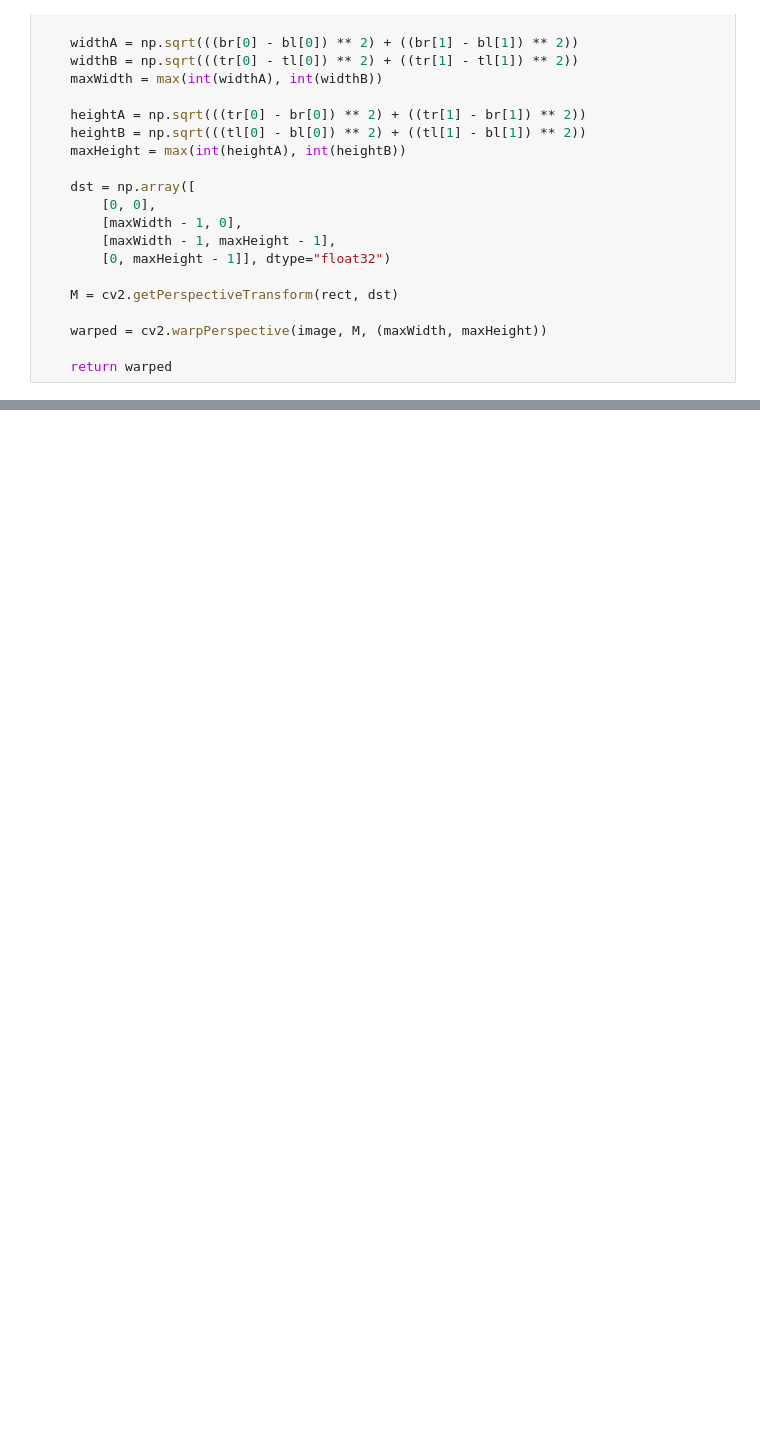
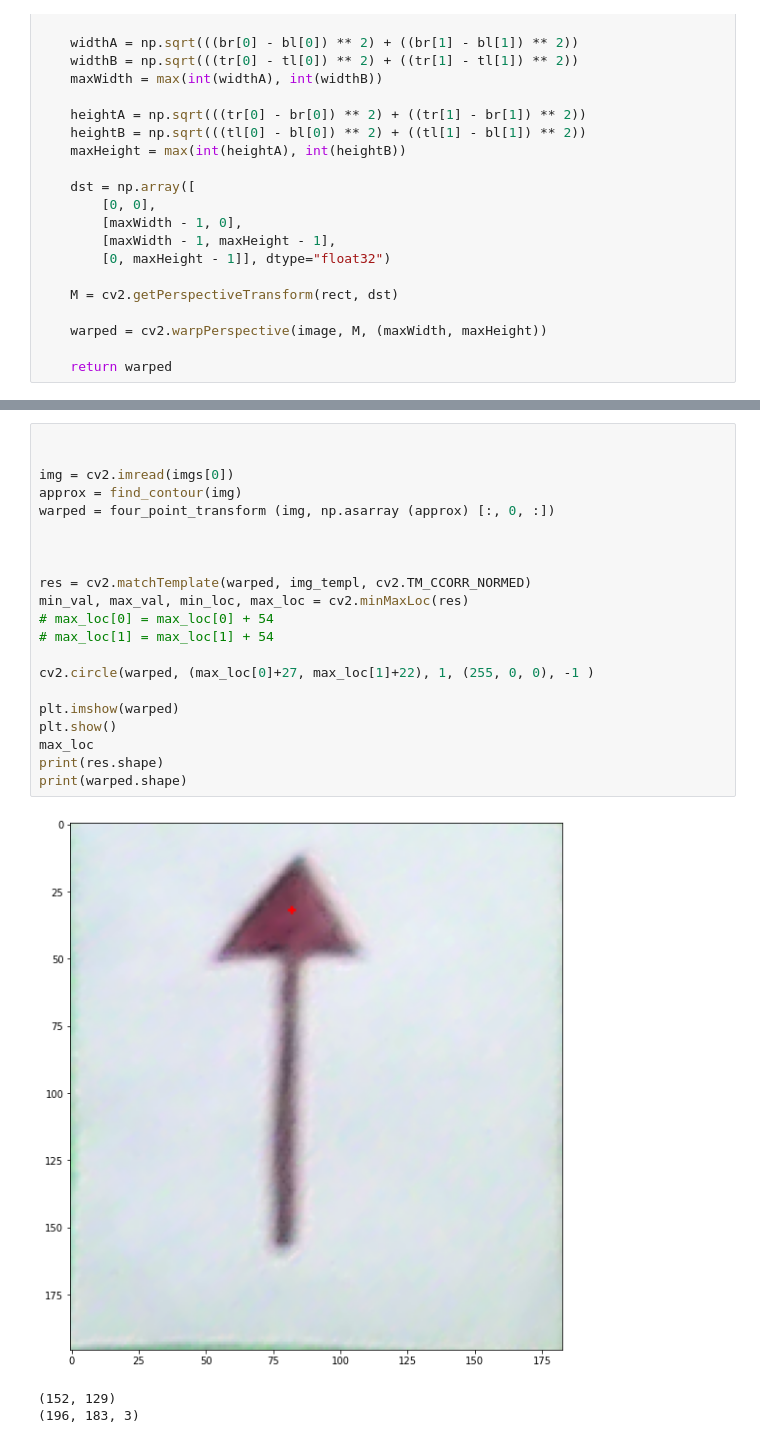
Before and after one commit to AZhed/cvr_course, a Jupyter notebook: notebooks/cv_hw3.ipynb, the cells around one changed output, grey strips where cells are left out. Saved outputs shown, nothing was run; the diff lists cells and outputs as text; blank space fills up the shorter version.

```diff
--- a/notebooks/cv_hw3.ipynb
+++ b/notebooks/cv_hw3.ipynb
@@ -196,0 +230,25 @@ NameError: ignored
+# %%
+
+
+img = cv2.imread(imgs[0])
+approx = find_contour(img)
+warped = four_point_transform (img, np.asarray (approx) [:, 0, :])
+
+
+
+res = cv2.matchTemplate(warped, img_templ, cv2.TM_CCORR_NORMED)
+min_val, max_val, min_loc, max_loc = cv2.minMaxLoc(res)
+# max_loc[0] = max_loc[0] + 54
+# max_loc[1] = max_loc[1] + 54
+
+cv2.circle(warped, (max_loc[0]+27, max_loc[1]+22), 1, (255, 0, 0), -1 )
+
+plt.imshow(warped)
+plt.show()
+max_loc
+print(res.shape)
+print(warped.shape)
+# %% [output]
+[figure, added]
+(152, 129)
+(196, 183, 3)
```
Also changed, not shown: parts of 7 cells of this notebook.
